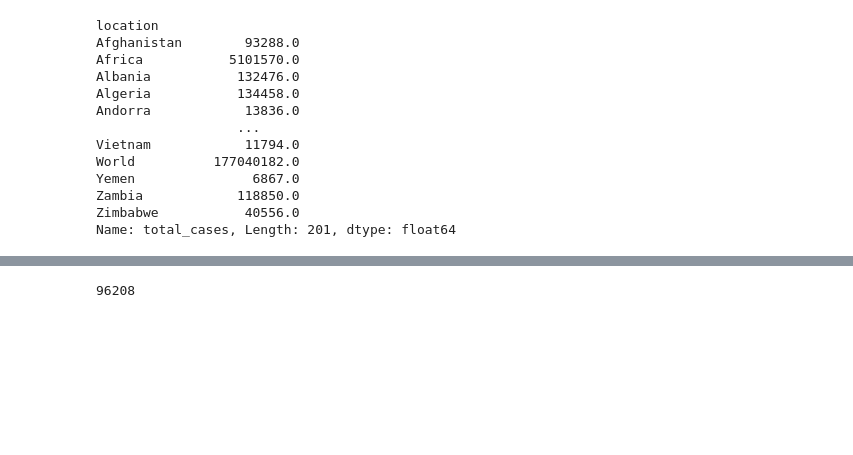
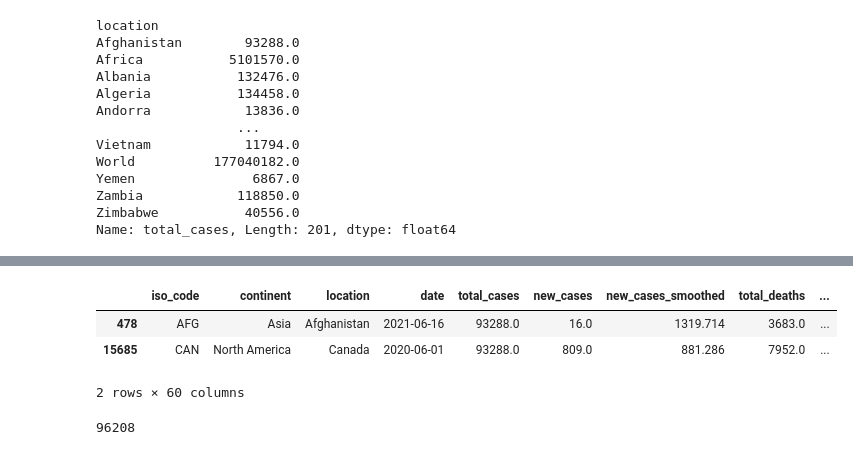
Before and after one commit to nithiyasuresh/Project-1-Covid-PolicyChangesAnalysis, a Jupyter notebook: project1.ipynb, the cells around one changed output, grey strips where cells are left out. Saved outputs shown, nothing was run; the diff lists cells and outputs as text; code cells hidden in the pictures; blank space fills up the shorter version.

```diff
--- a/project1.ipynb
+++ b/project1.ipynb
@@ -66,3 +122,10 @@ Name: total_cases, Length: 201, dtype: float64
+# %%
+covid_data[covid_data.total_cases == 93288.000000]
+# %% [output]
+|  | iso_code | continent | location | date | total_cases | new_cases | new_cases_smoothed | total_deaths | ... |
+| 478 | AFG | Asia | Afghanistan | 2021-06-16 | 93288.0 | 16.0 | 1319.714 | 3683.0 | ... |
+| 15685 | CAN | North America | Canada | 2020-06-01 | 93288.0 | 809.0 | 881.286 | 7952.0 | ... |
+2 rows × 60 columns
 # %%
 len(covid_data)
 # %% [output]
```
Also changed, not shown: parts of 5 cells of this notebook.
